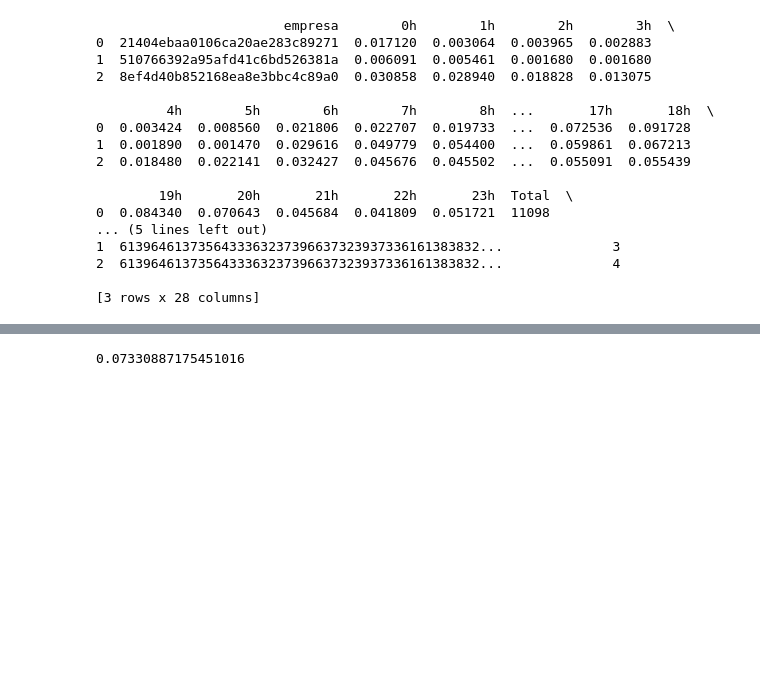
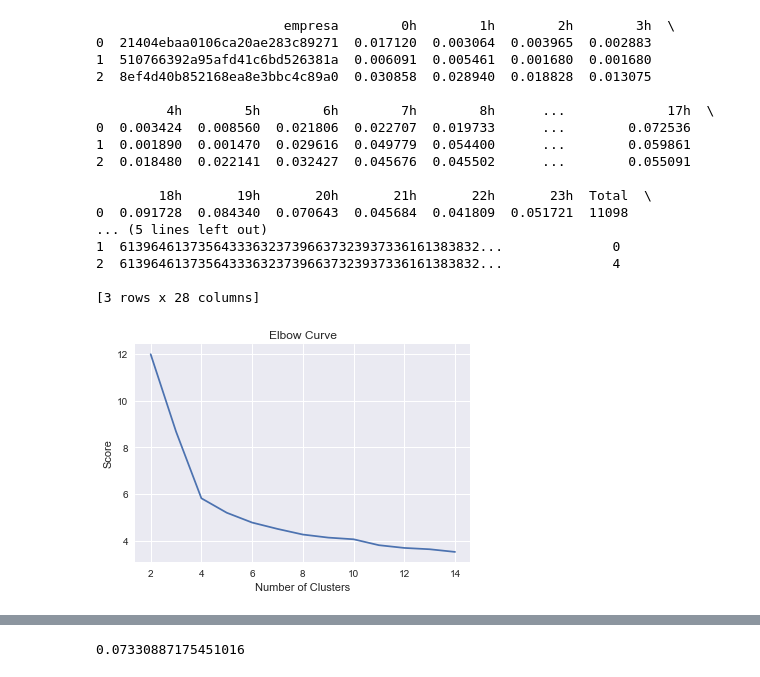
Before and after one commit to Nichbarbosa/Hackathon_FIAP, a Jupyter notebook: hipot1/[Hipot 1] Empresa por Horário - Passo 2 - Rodando KNN.ipynb, the cells around one changed output, grey strips where cells are left out. Drawn from its saved outputs; the diff is of its cells as text; code cells hidden in the pictures; blank space fills up the shorter version.

```diff
--- a/hipot1/[Hipot 1] Empresa por Horário - Passo 2 - Rodando KNN.ipynb
+++ b/hipot1/[Hipot 1] Empresa por Horário - Passo 2 - Rodando KNN.ipynb
@@ -110,7 +108,7 @@ from sklearn.cluster import KMeans
 
 X = porcentagem_transacoes_por_empresa.iloc[:,1:25]
 
-kmeans = KMeans(n_clusters=6, random_state=0).fit(X)
+kmeans = KMeans(n_clusters=5, random_state=0).fit(X)
 porcentagem_transacoes_por_empresa['Classe KMeans'] = kmeans.fit_predict(X)
 
 print(porcentagem_transacoes_por_empresa.head(3))
@@ -120,18 +118,44 @@ print(porcentagem_transacoes_por_empresa.head(3))
 1  510766392a95afd41c6bd526381a  0.006091  0.005461  0.001680  0.001680
 2  8ef4d40b852168ea8e3bbc4c89a0  0.030858  0.028940  0.018828  0.013075
 
-         4h        5h        6h        7h        8h  ...       17h       18h  \
-0  0.003424  0.008560  0.021806  0.022707  0.019733  ...  0.072536  0.091728
-1  0.001890  0.001470  0.029616  0.049779  0.054400  ...  0.059861  0.067213
-2  0.018480  0.022141  0.032427  0.045676  0.045502  ...  0.055091  0.055439
+         4h        5h        6h        7h        8h      ...             17h  \
+0  0.003424  0.008560  0.021806  0.022707  0.019733      ...        0.072536
+1  0.001890  0.001470  0.029616  0.049779  0.054400      ...        0.059861
+2  0.018480  0.022141  0.032427  0.045676  0.045502      ...        0.055091
 
-        19h       20h       21h       22h       23h  Total  \
-0  0.084340  0.070643  0.045684  0.041809  0.051721  11098
+        18h       19h       20h       21h       22h       23h  Total  \
+0  0.091728  0.084340  0.070643  0.045684  0.041809  0.051721  11098
 ... (5 lines left out)
-1  6139646137356433363237396637323937336161383832...              3
+1  6139646137356433363237396637323937336161383832...              0
 2  6139646137356433363237396637323937336161383832...              4
 
 [3 rows x 28 columns]
+# %%
+from sklearn.cluster import KMeans
+import matplotlib.pyplot as plt
+import seaborn as sns; sns.set()
+
+Nc = range(2, 15)
+
+kmeans = [KMeans(n_clusters=i) for i in Nc]
+
+kmeans
+
+score = [kmeans[i].fit(X).inertia_ for i in range(len(kmeans))]
+
+score
+
+plt.plot(Nc,score)
+
+plt.xlabel('Number of Clusters')
+
+plt.ylabel('Score')
+
+plt.title('Elbow Curve')
+
+plt.show()
+# %% [output]
+[figure, added]
 # %%
 # Exportando arquivo Classes Kmeans
 
```
Also changed, not shown: parts of 5 cells of this notebook, 4 other files.
